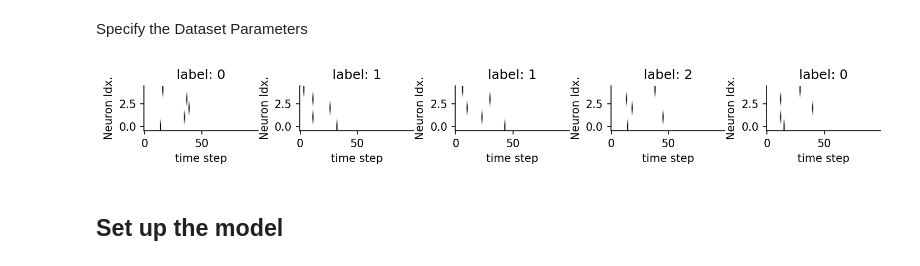
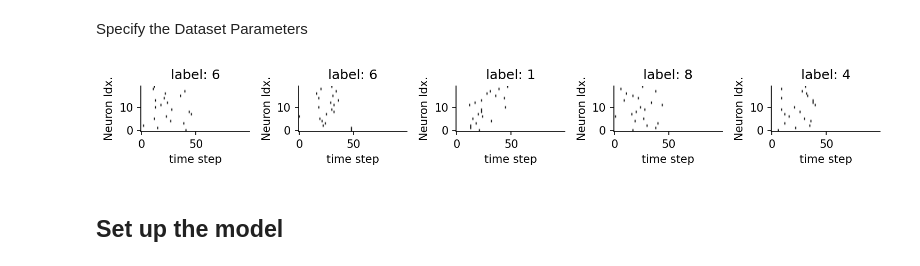
Before and after one commit to jgygax/stork-1, a Jupyter notebook: examples/01_Shallow_SNN_Randman.ipynb, the cells around one changed output. Cells and saved outputs as stored; diff of their text form; code cells hidden in the pictures.

```diff
--- a/examples/01_Shallow_SNN_Randman.ipynb
+++ b/examples/01_Shallow_SNN_Randman.ipynb
@@ -23,11 +23,11 @@ from stork.initializers import FluctuationDrivenCenteredNormalInitializer
 Specify the Dataset Parameters
 # %%
 dim_manifold = 1
-nb_classes = 4
-nb_inputs = 5
+nb_classes = 10
+nb_inputs = 20
 nb_time_steps = 100
 step_frac = 0.5
-nb_samples = 200
+nb_samples = 1000
 nb_spikes = 1
 alpha = 1
 randmanseed = 1
@@ -60,16 +60,16 @@ ds_train, ds_valid, ds_test = datasets
 # %%
 fig, ax = plt.subplots(1, 5, figsize=(10, 1.5), dpi=150)
 for i in range(5):
-    ax[i].imshow(np.transpose(ds_test[i][0]), cmap="binary", aspect="auto")
+    ax[i].imshow(np.transpose(ds_train[i][0]), cmap="binary", aspect="auto")
     ax[i].invert_yaxis()
     ax[i].set_xlabel("time step")
     ax[i].set_ylabel("Neuron Idx.")
-    ax[i].set_title("label: " + str(ds_test[i][1]))
+    ax[i].set_title("label: " + str(ds_train[i][1]))
 
 plt.tight_layout()
 sns.despine()
 # %% [output]
-[figure, old version]
+[figure, new version]
 # %% [markdown]
 ## Set up the model
 # %%
```
Also changed, not shown: parts of 8 cells of this notebook, 4 other files.
